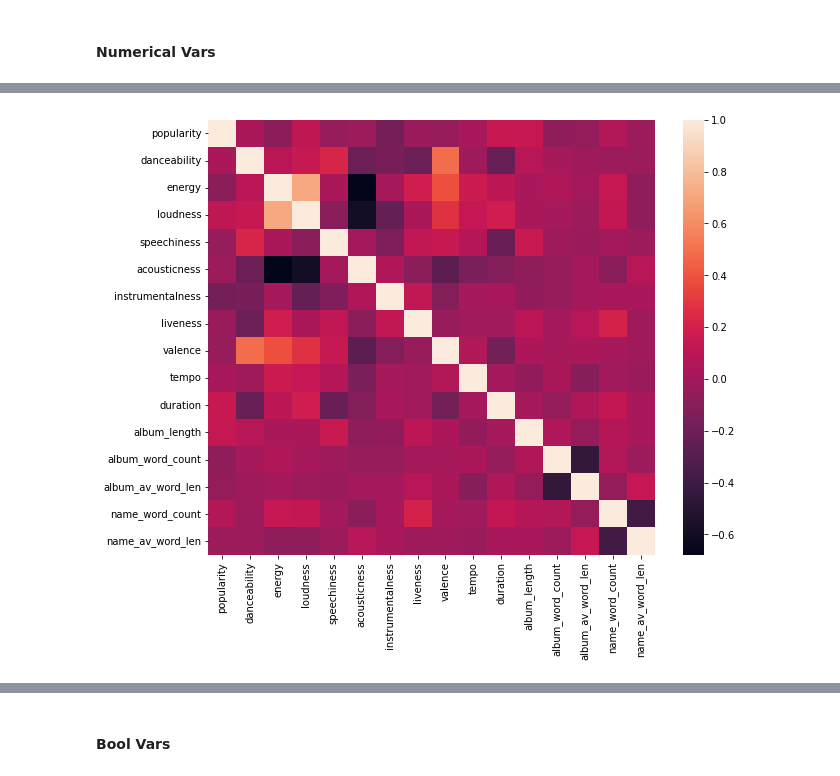
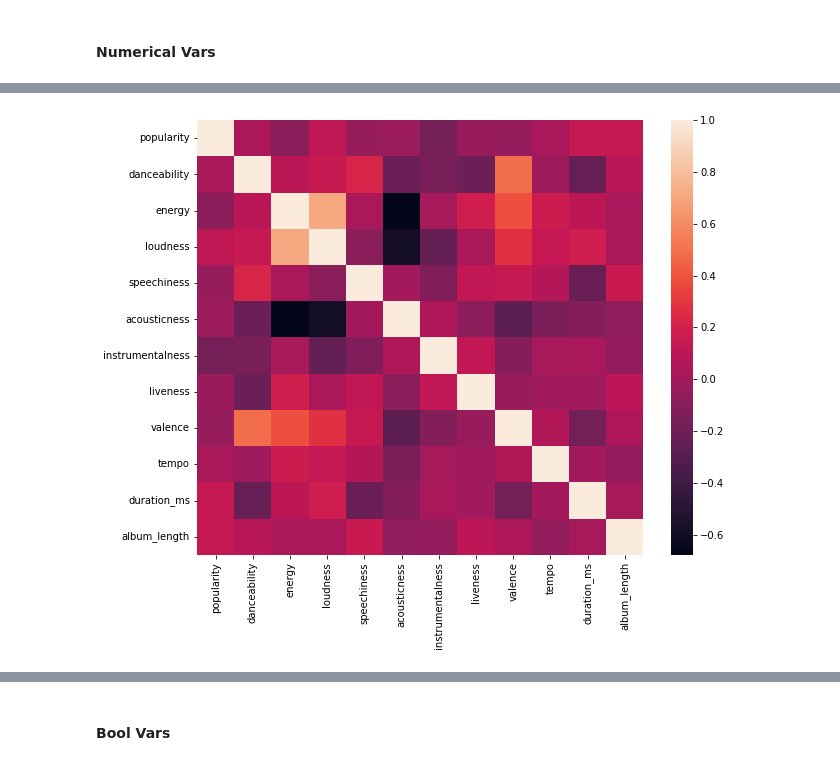
Before and after one commit to j4mes12/SDPA_Coursework, a Jupyter notebook: Part3/main.ipynb, the cells around one changed output, grey strips where cells are left out. Cells and saved outputs as stored; diff of their text form; code cells hidden in the pictures.

```diff
--- a/Part3/main.ipynb
+++ b/Part3/main.ipynb
@@ -175,3 +251,0 @@ data['album_length'] = data.album.map(data.album.value_counts().to_dict())
-# %%
-# New feature to mark if song is in the first half of the album or not
-data['song_in_first_half'] = np.where(round(data.track_number / data.album_length) < 0.5, True, False)
@@ -216,11 +251,0 @@ def get_tokenize(row):
-# %%
-for i in text_cols:
-    data[i] = data[i].str.lower()
-
-    data[i + '_rsc'] = data[i].apply(lambda x: remove_special_characters(x))
-
-    data[i + '_tokenize'] = data[i + '_rsc'].apply(lambda x: get_tokenize(x))
-
-    data[i + '_word_count'] = data[i + '_tokenize'].apply(lambda x: len(x))
-
-    data[i + '_av_word_len'] = data[i + '_tokenize'].apply(lambda x: average_word_length(x))
@@ -227,15 +274,9 @@ for i in text_cols:
 # %%
 # Drop columns that are not needed
 data_out = data.drop(
-    columns=['album_tokenize', 'name_tokenize', 'album_rsc', 'name_rsc', 'duration_ms', 'track_number'],
+    columns=['track_number'],
     axis=1
 )
 
-# Rename album and name columns to make them more explainable
-data_out.rename(
-    columns={'album': 'album_name', 'name' : 'song_name'},
-    inplace=True
-)
-
 data_out.head()
 # %% [output]
@@ -273,12 +294,11 @@ dtype: object
 # %%
-object_vars = ['song_name', 'album_name', 'artist']
+# Define lists of feature types
+object_features = ['song_name', 'album_name', 'artist']
 
-numerical_vars = ['popularity', 'danceability', 'energy', 'loudness', 'speechiness',
-    'acousticness', 'instrumentalness', 'liveness', 'valence', 'tempo',
-    'duration', 'album_length', 'album_word_count', 'album_av_word_len',
-    'name_word_count', 'name_av_word_len']
+numerical_features = ['popularity', 'danceability', 'energy', 'loudness', 'speechiness',
+'acousticness', 'instrumentalness', 'liveness', 'valence', 'tempo', 'duration_ms', 'album_length']
 
-bool_vars = ['explicit', 'song_in_first_half']
+bool_features = ['explicit']
 
-ignore_vars = []
+ignore_features = []
 # %%
@@ -356,10 +397,10 @@ plt.show()
 # %%
-corr = data_out[numerical_vars].corr()
+corr = data_out[numerical_features].corr()
 
 fig, ax = plt.subplots(figsize=(10, 8))
 
 sns.heatmap(corr, xticklabels=corr.columns, yticklabels=corr.columns, ax = ax)
 
 plt.show()
 # %% [output]
-[figure, old version]
+[figure, new version]
```
Also changed, not shown: parts of 53 cells of this notebook, 1 other file.
